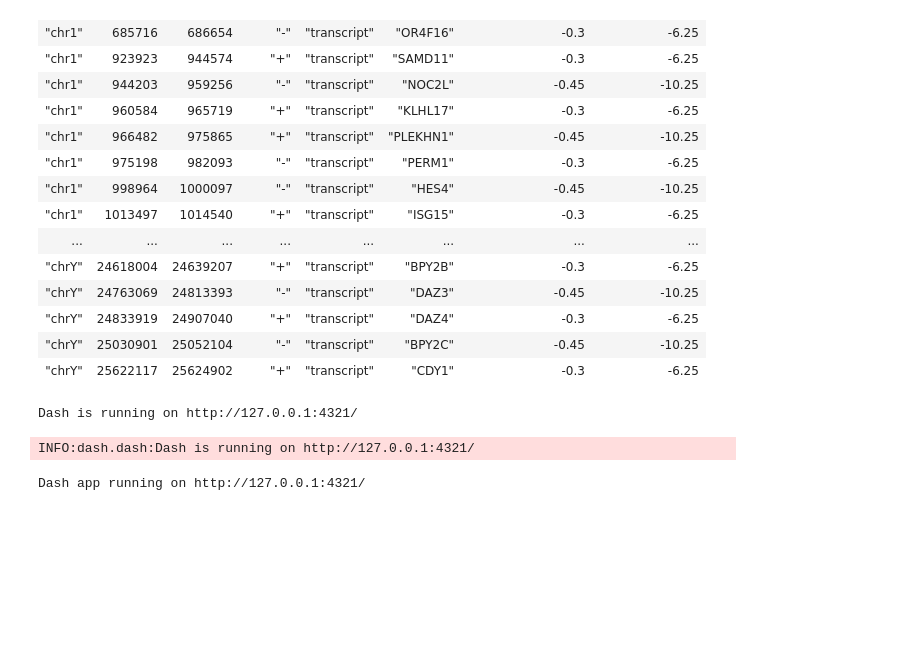
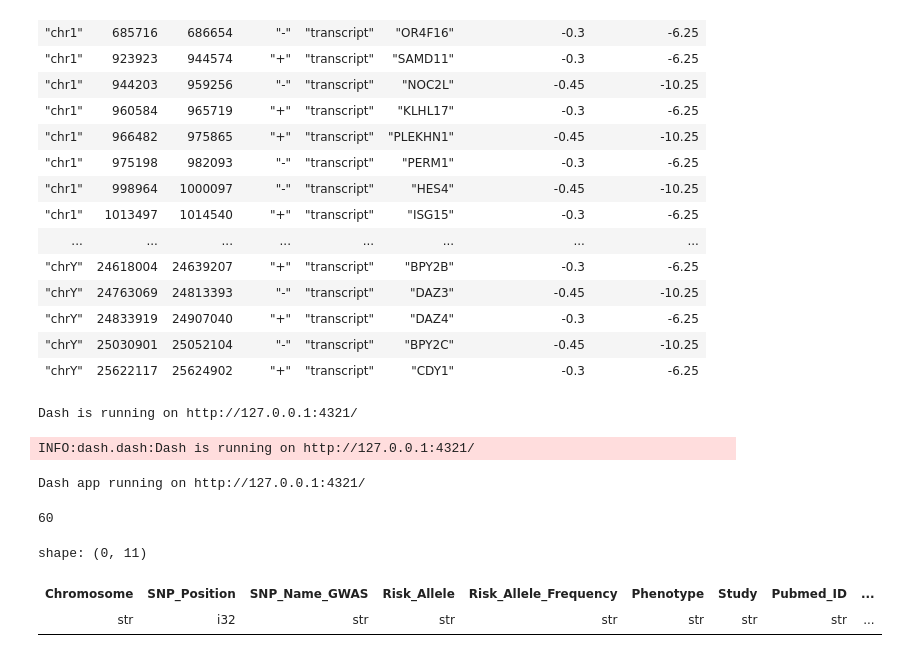
Before and after one commit to strug-hub/gwas-svatalog, a Jupyter notebook: in_development_app.ipynb, the cells around one changed output. Cells and saved outputs as stored; diff of their text form; code cells hidden in the pictures; blank space fills up the shorter version.

Commit message:
testing out issues with plot callbacks

```diff
--- a/in_development_app.ipynb
+++ b/in_development_app.ipynb
@@ -2037,0 +2069,51 @@ Dash app running on http://127.0.0.1:4321/
+# %%
+df_sv_snp_join.filter(pl.col("SV_Name") == "P0000085185").select("SNP_Name_dbSNP").n_unique()
+# %% [output]
+60
+# %%
+test = df_full_join.filter((pl.col("SV_Name") == "P0000085185") & (pl.col("Phenotype") == "Depression"))
+
+# Add points from gwas for pheno, without r2 and D' values
+extra_points = (df_gwas.filter((pl.col("Chromosome") == "chr7") &
+                                (pl.col("SNP_Position") >= (12242077 - 10000)) &
+                                (pl.col("SNP_Position") <= (12242077 + 10000)) &
+                                (pl.col("Phenotype") == "Depression"))
+                        .filter(~pl.col("SNP_Name_GWAS").is_in(test.select("SNP_Name_GWAS").to_series())))
+
+extra_points = (extra_points.with_columns(pl.when(pl.col("P-Value") < 1e-50)
+                                            .then(1e-50)
+                                            .otherwise(pl.col("P-Value"))
+                                            .alias("P-Value"),
+                                            (-pl.col("P-Value").log10()).alias("P-Value_log10")))
+
+# # Create a list of labels for hovertext
+# df_lab = extra_points.to_dicts()
+
+# def label_maker(row):
+
+#     return [row["Phenotype"],
+#             row["SNP_Name_GWAS"],
+#             row["Chromosome"],
+#             row["SNP_Position"],
+#             row["P-Value"]]
+
+
+# sc_plot.add_trace(go.Scattergl(x = extra_points.select("SNP_Position").to_series().to_list(),
+#                                 y = extra_points.select("P-Value_log10").to_series().to_list(),
+#                                 mode = "markers",
+#                                 marker = dict(size = 10,
+#                                                 color = "rgba(168,168,168,0.5)",
+#                                                 line = dict(color = "rgba(168,168,168,1)")),
+#                                 hovertemplate = '<br><b>Phenotype:</b> %{customdata[0]}<br>' +
+#                                                 '<br>SNP Name: %{customdata[1]}' +
+#                                                 '<br>Chromosome: %{customdata[2]}' +
+#                                                 '<br>SNP Position: %{customdata[3]}' +
+#                                                 '<br>P-Value: %{customdata[4]}',
+#                                 customdata = [label_maker(row) for row in df_lab],
+#                                 showlegend = False,
+#                                 name = "No LD Data"))
+extra_points
+# %% [output]
+shape: (0, 11)
+| Chromosome | SNP_Position | SNP_Name_GWAS | Risk_Allele | Risk_Allele_Frequency | Phenotype | Study | Pubmed_ID | ... |
+| str | i32 | str | str | str | str | str | str | ... |
```
Also changed, not shown: parts of 4 cells of this notebook, 1 other file.
